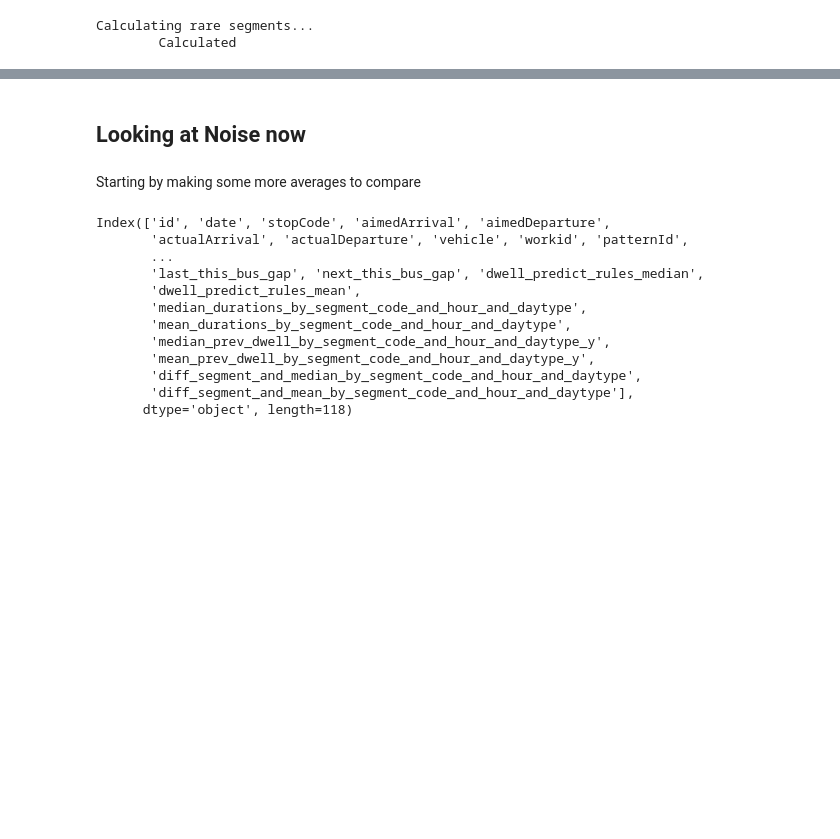
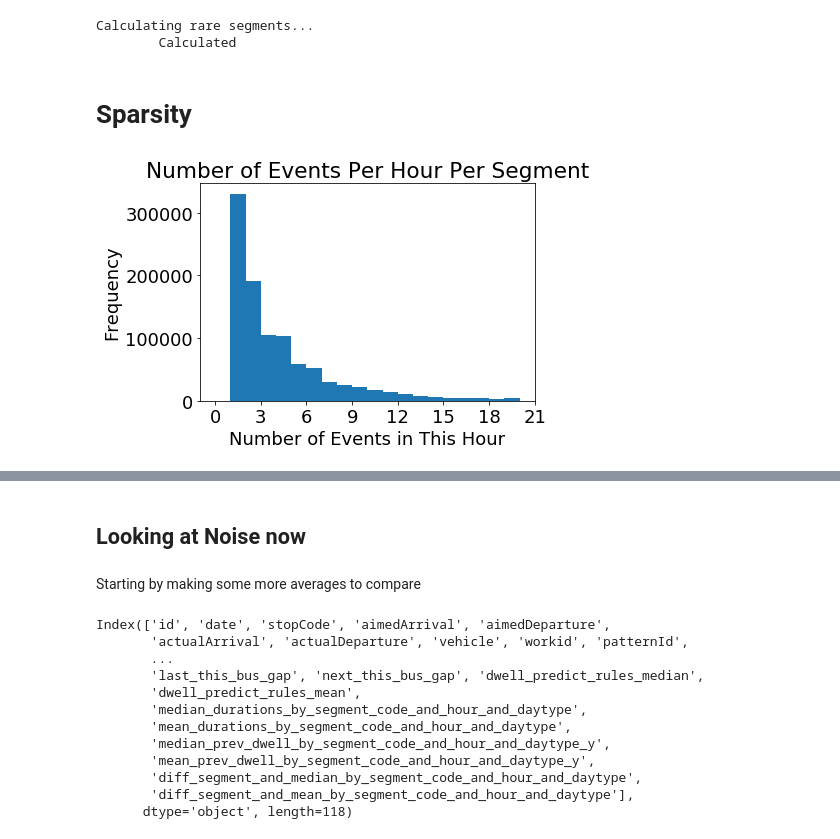
Before and after one commit to gingertom/buses, a Jupyter notebook: Data Exploration/noise and spasity/Analytic determination of noise.ipynb, the cells around one changed output, grey strips where cells are left out. Saved outputs shown, nothing was run; the diff lists cells and outputs as text; code cells hidden in the pictures; blank space fills up the shorter version.

```diff
--- a/Data Exploration/noise and spasity/Analytic determination of noise.ipynb
+++ b/Data Exploration/noise and spasity/Analytic determination of noise.ipynb
@@ -19,5 +43 @@ se = feather.read_dataframe("../../data_files/B/once/75days/stop_events_with_geo
 se = se.set_index(se.columns[0])
-# %%
-se = se.dropna(subset=['median_durations_by_segment_code_and_hour_and_day'])
-# %%
-se['prev_timingPoint'] = se['prev_timingPoint'].astype(float).astype(int)
@@ -69,3 +119,28 @@ def MAPE(forecast, actual):
 # %%
 def make_prediction(medians, results):
     return medians * (1 + (results / 100))
+# %%
+se["diff_segment_and_mean_by_segment_code_and_hour_and_day"] = (
+    se["segment_duration"]
+    - se["mean_durations_by_segment_code_and_hour_and_day"]
+)
+
+se["diff_percent_segment_and_mean_by_segment_code_and_hour_and_day"] = (
+    se["diff_segment_and_mean_by_segment_code_and_hour_and_day"]
+    * 100
+    / se["mean_durations_by_segment_code_and_hour_and_day"]
+)
+# %% [markdown]
+# Sparsity
+# %%
+sparsity = se.groupby(["segment_name", "arrival_hour", "date"]).count()['segment_code']
+# %%
+ax = plt.figure().gca()
+ax.hist(sparsity, bins=20, range=(0,20));
+ax.set_title("Number of Events Per Hour Per Segment")
+ax.set_xlabel("Number of Events in This Hour")
+ax.set_ylabel("Frequency")
+ax.xaxis.set_major_locator(MaxNLocator(integer=True))
+plt.savefig("Sparsity_events_per_hour.pdf", bbox_inches="tight")
+# %% [output]
+[figure, added]
```
Also changed, not shown: parts of 42 cells of this notebook.
